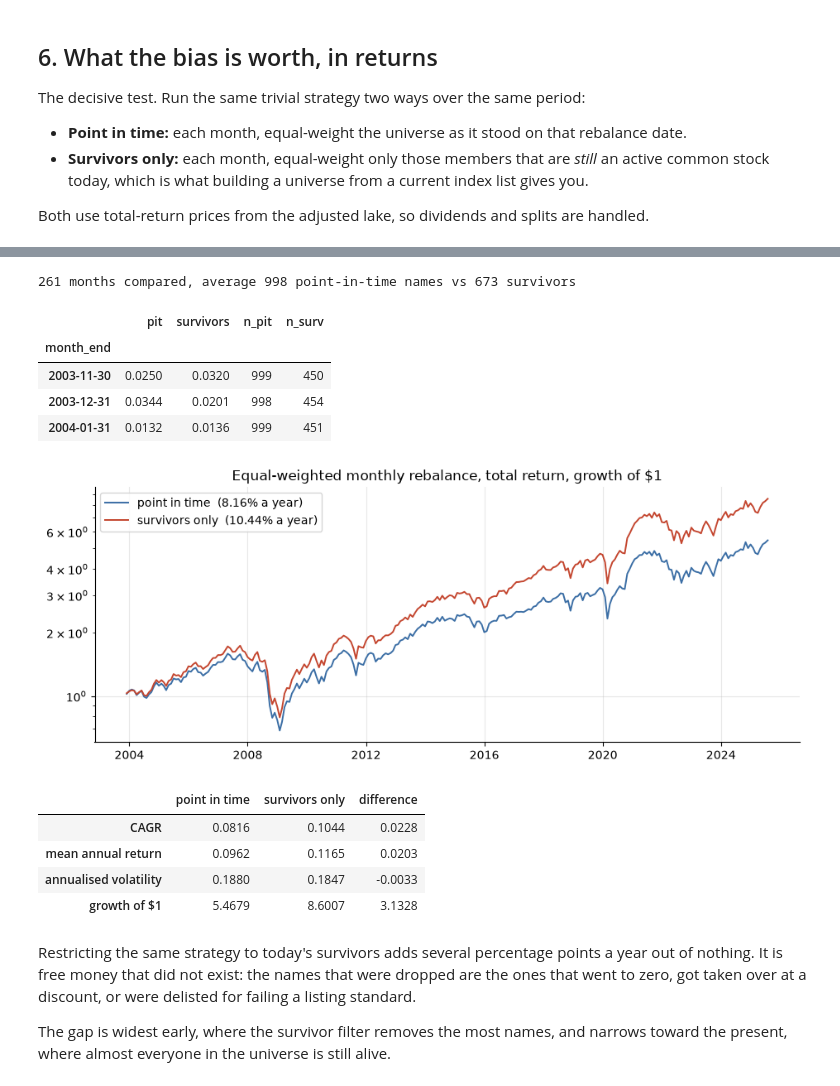
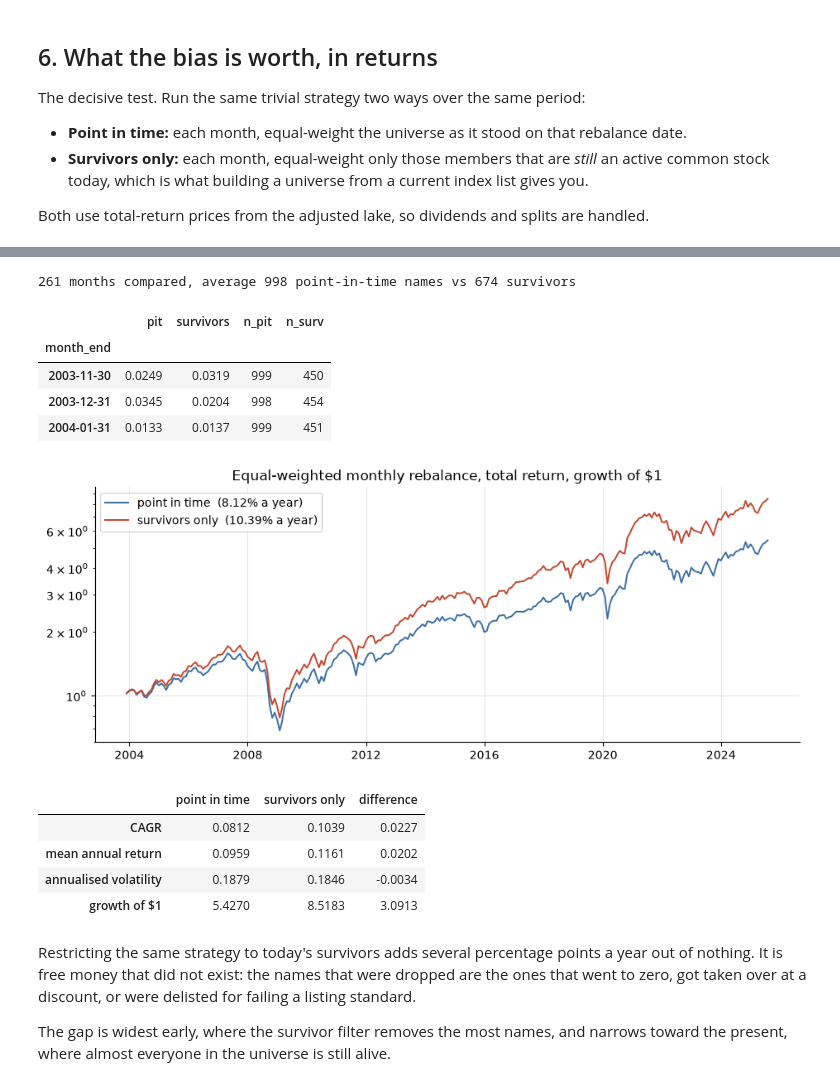
Before and after one commit to mengrenman/Polygon.io-data-ingestion-pipeline, a Jupyter notebook: notebooks/05_universe_and_survivorship.ipynb, the cells around one changed output, grey strips where cells are left out. Cells and saved outputs as stored; diff of their text form; code cells hidden in the pictures.

```diff
--- a/notebooks/05_universe_and_survivorship.ipynb
+++ b/notebooks/05_universe_and_survivorship.ipynb
@@ -334,33 +334,34 @@ monthly.iloc[:3, :4]
 | 2003-10-31 | 15.868884 | 62.759272 | NaN | 16.21 |
 | 2003-11-30 | 18.008509 | 65.224318 | NaN | 14.76 |
 # %%
-active_today = set(ref.loc[ref["type"].eq("CS"), "ticker"].str.upper()) & set(
-    pd.read_parquet(LAKE / "refdata" / "_market" / "market_tickers.parquet",
-                    columns=["ticker", "active", "type"]).query("active and type == 'CS'")["ticker"].str.upper())
+# case preserved on both sides: `AAp` is a different security from `AAP` and must not fold into it
+active_today = set(pd.read_parquet(LAKE / "refdata" / "_market" / "market_tickers.parquet",
+                                   columns=["ticker", "active", "type"])
+                     .query("active and type == 'CS'")["ticker"])
 rows = []
 for d in dates:
     members = by_date[d] & set(monthly.columns)
     month_end = monthly.index[monthly.index.searchsorted(d)] if monthly.index.searchsorted(d) < len(monthly.index) else None
     if month_end is None or not members:
         continue
     r = fwd.loc[month_end]
     pit = r[list(members)].dropna()
     surv_only = r[list(members & active_today)].dropna()
     if len(pit) < 100 or len(surv_only) < 100:
         continue
     rows.append({"month_end": month_end, "pit": pit.mean(), "survivors": surv_only.mean(),
                  "n_pit": len(pit), "n_surv": len(surv_only)})
 perf = pd.DataFrame(rows).set_index("month_end")
 print(f"{len(perf)} months compared, average {perf['n_pit'].mean():.0f} point-in-time names "
       f"vs {perf['n_surv'].mean():.0f} survivors")
 perf.head(3).round(4)
 # %% [output]
-261 months compared, average 998 point-in-time names vs 673 survivors
+261 months compared, average 998 point-in-time names vs 674 survivors
 |  | pit | survivors | n_pit | n_surv |
 | month_end |  |  |  |  |
-| 2003-11-30 | 0.0250 | 0.0320 | 999 | 450 |
-| 2003-12-31 | 0.0344 | 0.0201 | 998 | 454 |
-| 2004-01-31 | 0.0132 | 0.0136 | 999 | 451 |
+| 2003-11-30 | 0.0249 | 0.0319 | 999 | 450 |
+| 2003-12-31 | 0.0345 | 0.0204 | 998 | 454 |
+| 2004-01-31 | 0.0133 | 0.0137 | 999 | 451 |
 # %%
 cum = (1 + perf[["pit", "survivors"]]).cumprod()
 years = (perf.index[-1] - perf.index[0]).days / 365.25
@@ -380,10 +381,10 @@ bias.round(4)
 # %% [output]
 [figure]
 |  | point in time | survivors only | difference |
-| CAGR | 0.0816 | 0.1044 | 0.0228 |
-| mean annual return | 0.0962 | 0.1165 | 0.0203 |
-| annualised volatility | 0.1880 | 0.1847 | -0.0033 |
-| growth of $1 | 5.4679 | 8.6007 | 3.1328 |
+| CAGR | 0.0812 | 0.1039 | 0.0227 |
+| mean annual return | 0.0959 | 0.1161 | 0.0202 |
+| annualised volatility | 0.1879 | 0.1846 | -0.0034 |
+| growth of $1 | 5.4270 | 8.5183 | 3.0913 |
 # %% [markdown]
 Restricting the same strategy to today's survivors adds several percentage points a year out
 of nothing. It is free money that did not exist: the names that were dropped are the ones that
```
Also changed, not shown: parts of 10 cells of this notebook, 1 other file.
